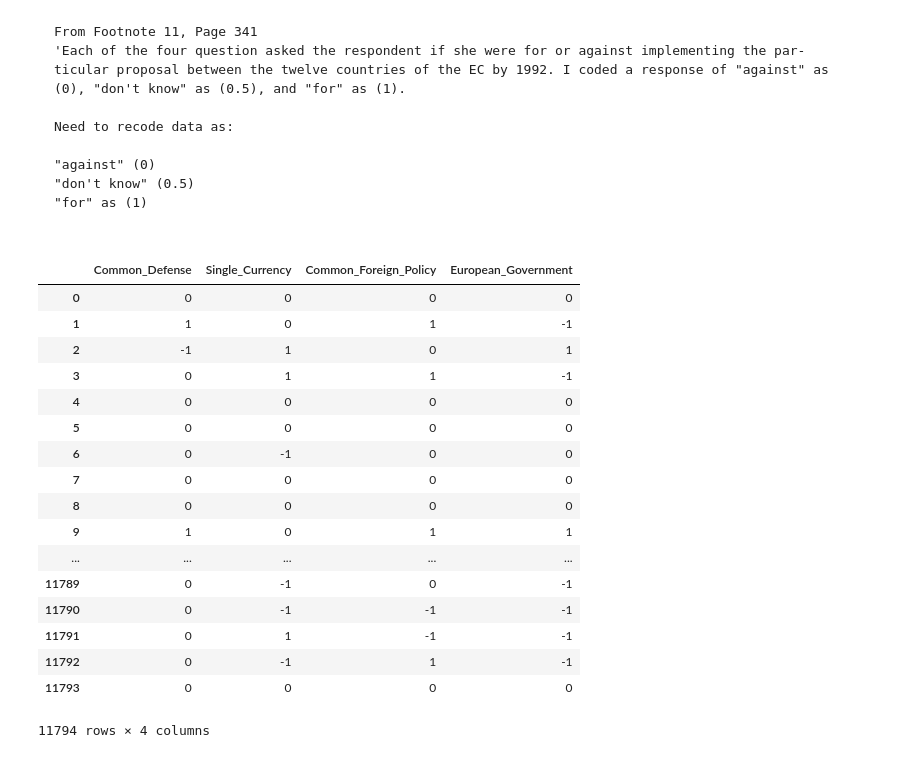
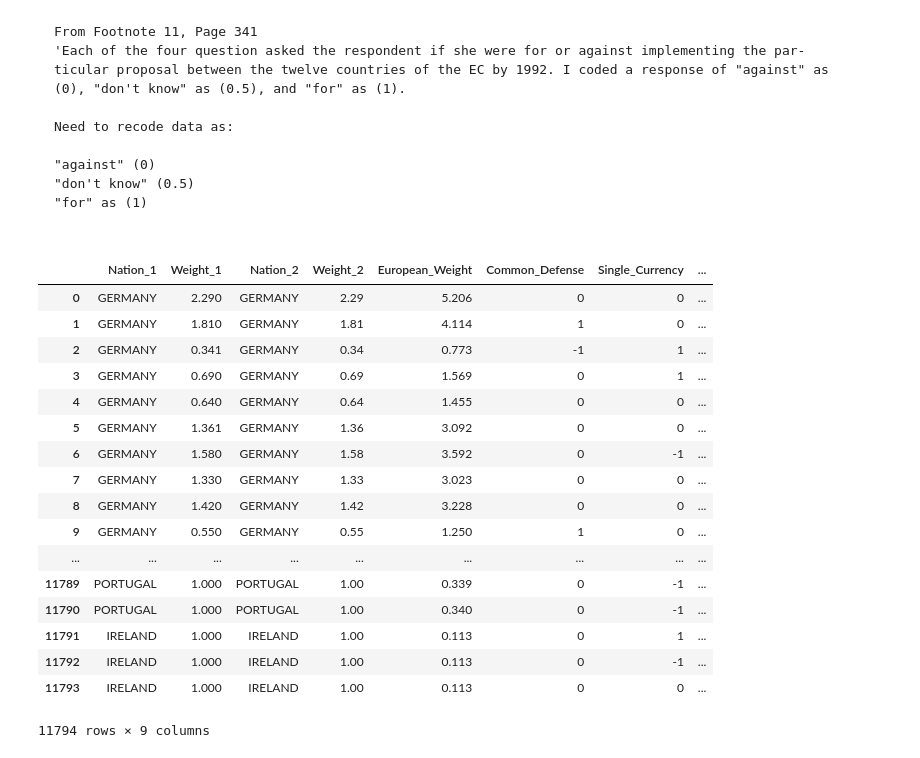
Before and after one commit to nycdubliner/thesis, a Jupyter notebook: Recreating Table 1.ipynb, the cells around one changed output. Saved outputs shown, nothing was run; the diff lists cells and outputs as text; code cells hidden in the pictures.

````diff
--- a/Recreating Table 1.ipynb
+++ b/Recreating Table 1.ipynb
@@ -64,29 +78,38 @@ Need to recode data as:
 "for" as (1)
 
 ```
-# %%
-col_list = Table1_Data[['Common_Defense',
-                        'Single_Currency',
-                        'Common_Foreign_Policy',
-                        'European_Government']].columns
-
-Table1_Data[col_list].apply(lambda x: x.cat.codes)
-# %% [output]
-|  | Common_Defense | Single_Currency | Common_Foreign_Policy | European_Government |
-| 0 | 0 | 0 | 0 | 0 |
-| 1 | 1 | 0 | 1 | -1 |
-| 2 | -1 | 1 | 0 | 1 |
-| 3 | 0 | 1 | 1 | -1 |
-| 4 | 0 | 0 | 0 | 0 |
-| 5 | 0 | 0 | 0 | 0 |
-| 6 | 0 | -1 | 0 | 0 |
-| 7 | 0 | 0 | 0 | 0 |
-| 8 | 0 | 0 | 0 | 0 |
-| 9 | 1 | 0 | 1 | 1 |
-| ... | ... | ... | ... | ... |
-| 11789 | 0 | -1 | 0 | -1 |
-| 11790 | 0 | -1 | -1 | -1 |
-| 11791 | 0 | 1 | -1 | -1 |
-| 11792 | 0 | -1 | 1 | -1 |
-| 11793 | 0 | 0 | 0 | 0 |
-11794 rows × 4 columns
+# %%
+# Convert data to numerical from categorical.
+# Operation can only be performed once. (Once the data isn't categorical it can't be converted again.)
+
+col_list = Table1_Data[['Common_Defense',
+                        'Single_Currency',
+                        'Common_Foreign_Policy',
+                        'European_Government']].columns
+
+Table1_Data[col_list] = Table1_Data[col_list].apply(lambda x: x.cat.codes)
+
+# After conversion:
+# 0 = For, 1 = against, -1 = no answer/don't know.
+# Need to switch to expected values above. (lambda x: re(foo) should do it.)
+# %%
+Table1_Data
+# %% [output]
+|  | Nation_1 | Weight_1 | Nation_2 | Weight_2 | European_Weight | Common_Defense | Single_Currency | ... |
+| 0 | GERMANY | 2.290 | GERMANY | 2.29 | 5.206 | 0 | 0 | ... |
+| 1 | GERMANY | 1.810 | GERMANY | 1.81 | 4.114 | 1 | 0 | ... |
+| 2 | GERMANY | 0.341 | GERMANY | 0.34 | 0.773 | -1 | 1 | ... |
+| 3 | GERMANY | 0.690 | GERMANY | 0.69 | 1.569 | 0 | 1 | ... |
+| 4 | GERMANY | 0.640 | GERMANY | 0.64 | 1.455 | 0 | 0 | ... |
+| 5 | GERMANY | 1.361 | GERMANY | 1.36 | 3.092 | 0 | 0 | ... |
+| 6 | GERMANY | 1.580 | GERMANY | 1.58 | 3.592 | 0 | -1 | ... |
+| 7 | GERMANY | 1.330 | GERMANY | 1.33 | 3.023 | 0 | 0 | ... |
+| 8 | GERMANY | 1.420 | GERMANY | 1.42 | 3.228 | 0 | 0 | ... |
+| 9 | GERMANY | 0.550 | GERMANY | 0.55 | 1.250 | 1 | 0 | ... |
+| ... | ... | ... | ... | ... | ... | ... | ... | ... |
+| 11789 | PORTUGAL | 1.000 | PORTUGAL | 1.00 | 0.339 | 0 | -1 | ... |
+| 11790 | PORTUGAL | 1.000 | PORTUGAL | 1.00 | 0.340 | 0 | -1 | ... |
+| 11791 | IRELAND | 1.000 | IRELAND | 1.00 | 0.113 | 0 | 1 | ... |
+| 11792 | IRELAND | 1.000 | IRELAND | 1.00 | 0.113 | 0 | -1 | ... |
+| 11793 | IRELAND | 1.000 | IRELAND | 1.00 | 0.113 | 0 | 0 | ... |
+11794 rows × 9 columns
````
Also changed, not shown: parts of 1 cell of this notebook, 1 other file.
